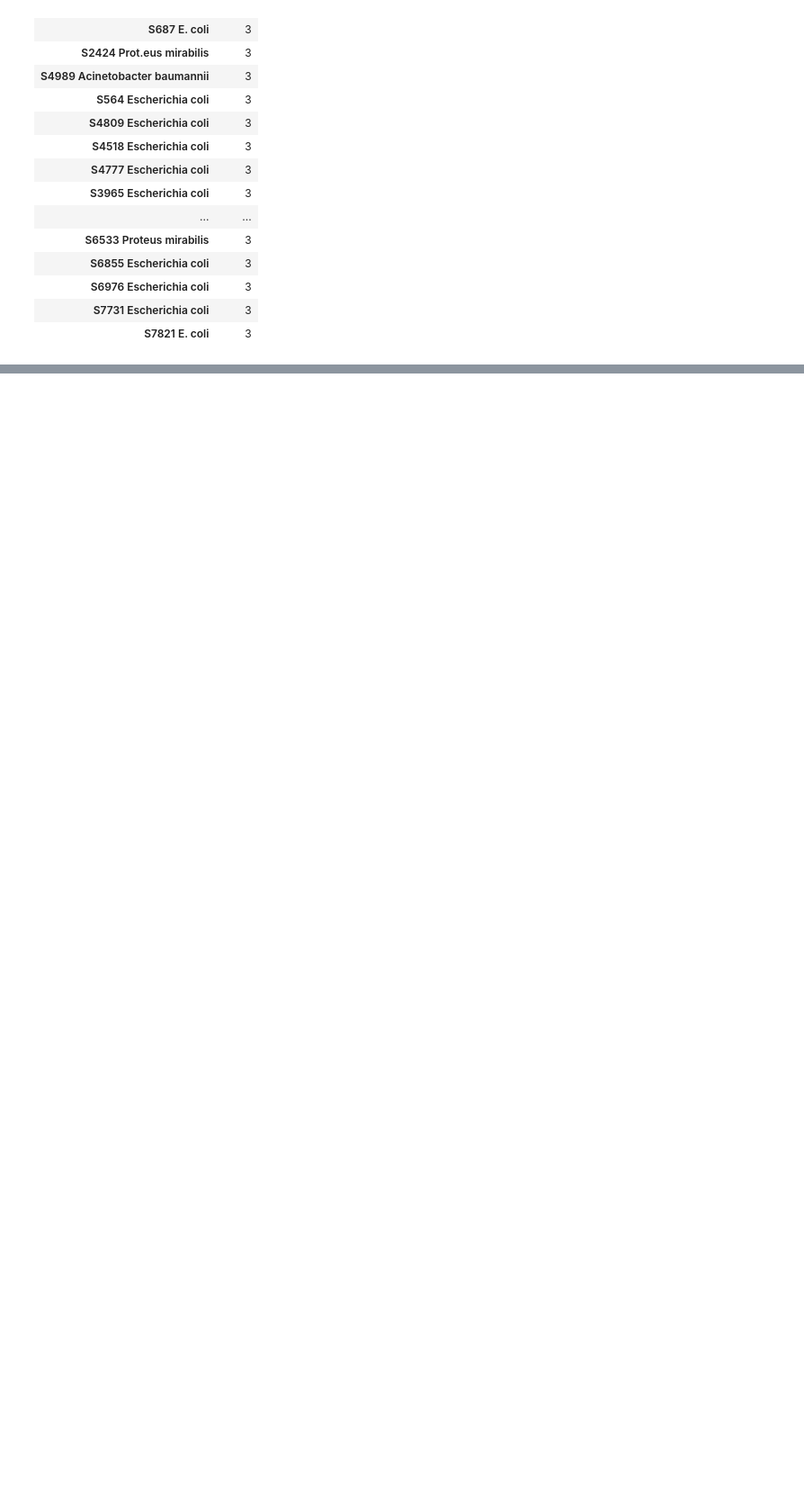
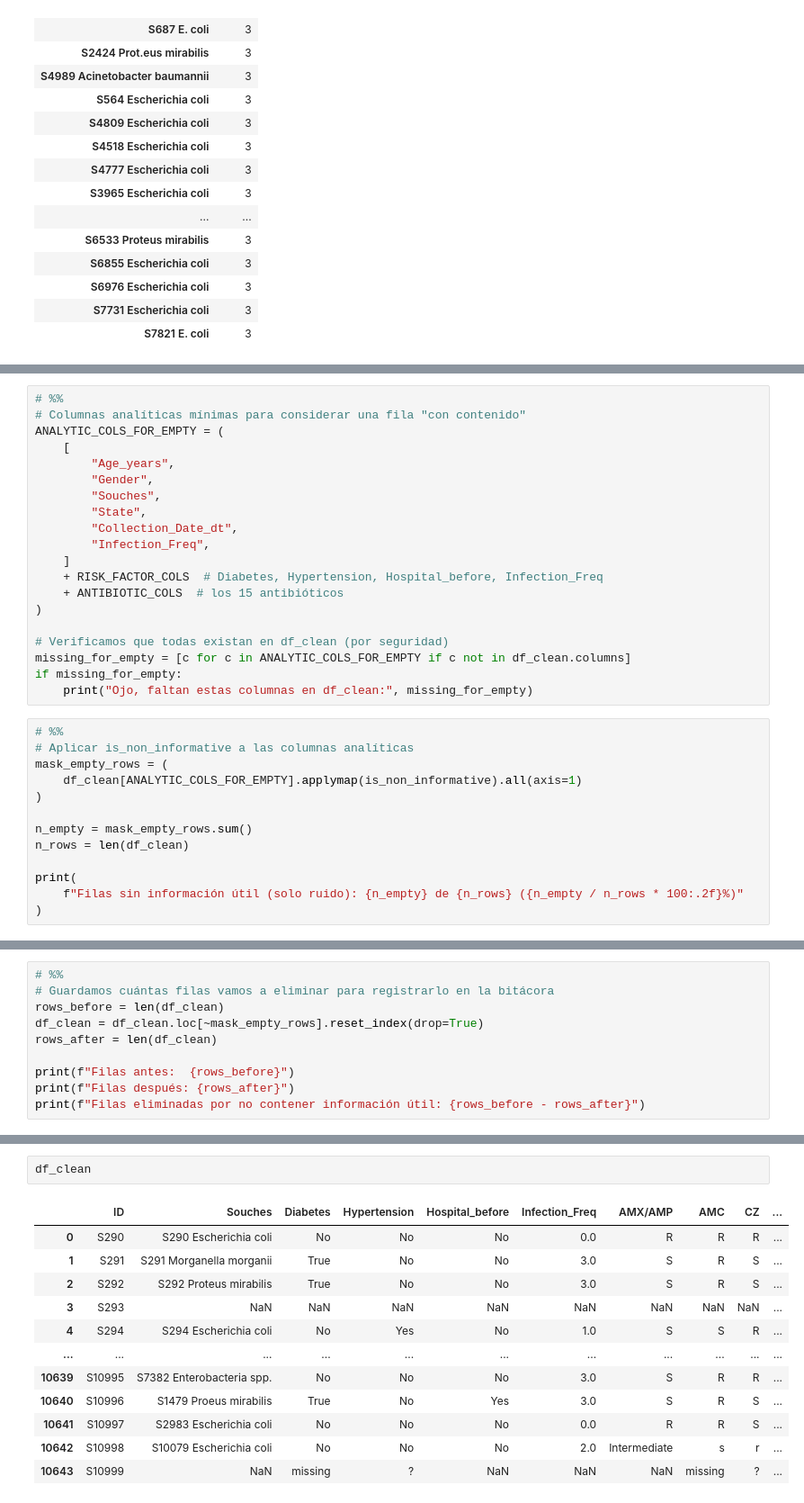
Before and after one commit to smaje99/diploma-in-data-analytics-in-business-management-unir, a Jupyter notebook: mbr-susceptibility-eda/mbr-susceptibility-eda.ipynb, the cells around one changed output, grey strips where cells are left out. Shown: that part at 90% size. Cells and saved outputs as stored; diff of their text form; blank space fills up the shorter version.

```diff
--- a/mbr-susceptibility-eda/mbr-susceptibility-eda.ipynb
+++ b/mbr-susceptibility-eda/mbr-susceptibility-eda.ipynb
@@ -449,0 +1030,33 @@ species_sample
+# %%
+# %%
+# Columnas analíticas mínimas para considerar una fila "con contenido"
+ANALYTIC_COLS_FOR_EMPTY = (
+    [
+        "Age_years",
+        "Gender",
+        "Souches",
+        "State",
+        "Collection_Date_dt",
+        "Infection_Freq",
+    ]
+    + RISK_FACTOR_COLS  # Diabetes, Hypertension, Hospital_before, Infection_Freq
+    + ANTIBIOTIC_COLS  # los 15 antibióticos
+)
+
+# Verificamos que todas existan en df_clean (por seguridad)
+missing_for_empty = [c for c in ANALYTIC_COLS_FOR_EMPTY if c not in df_clean.columns]
+if missing_for_empty:
+    print("Ojo, faltan estas columnas en df_clean:", missing_for_empty)
+# %%
+# %%
+# Aplicar is_non_informative a las columnas analíticas
+mask_empty_rows = (
+    df_clean[ANALYTIC_COLS_FOR_EMPTY].applymap(is_non_informative).all(axis=1)
+)
+
+n_empty = mask_empty_rows.sum()
+n_rows = len(df_clean)
+
+print(
+    f"Filas sin información útil (solo ruido): {n_empty} de {n_rows} ({n_empty / n_rows * 100:.2f}%)"
+)
@@ -449,0 +1098,10 @@ species_sample
+# %%
+# %%
+# Guardamos cuántas filas vamos a eliminar para registrarlo en la bitácora
+rows_before = len(df_clean)
+df_clean = df_clean.loc[~mask_empty_rows].reset_index(drop=True)
+rows_after = len(df_clean)
+
+print(f"Filas antes:  {rows_before}")
+print(f"Filas después: {rows_after}")
+print(f"Filas eliminadas por no contener información útil: {rows_before - rows_after}")
@@ -449,0 +1112,15 @@ species_sample
+# %%
+df_clean
+# %% [output]
+|  | ID | Souches | Diabetes | Hypertension | Hospital_before | Infection_Freq | AMX/AMP | AMC | CZ | ... |
+| 0 | S290 | S290 Escherichia coli | No | No | No | 0.0 | R | R | R | ... |
+| 1 | S291 | S291 Morganella morganii | True | No | No | 3.0 | S | R | S | ... |
+| 2 | S292 | S292 Proteus mirabilis | True | No | No | 3.0 | S | R | S | ... |
+| 3 | S293 | NaN | NaN | NaN | NaN | NaN | NaN | NaN | NaN | ... |
+| 4 | S294 | S294 Escherichia coli | No | Yes | No | 1.0 | S | S | R | ... |
+| ... | ... | ... | ... | ... | ... | ... | ... | ... | ... | ... |
+| 10639 | S10995 | S7382 Enterobacteria spp. | No | No | No | 3.0 | S | R | R | ... |
+| 10640 | S10996 | S1479 Proeus mirabilis | True | No | Yes | 3.0 | S | R | S | ... |
+| 10641 | S10997 | S2983 Escherichia coli | No | No | No | 0.0 | R | R | S | ... |
+| 10642 | S10998 | S10079 Escherichia coli | No | No | No | 2.0 | Intermediate | s | r | ... |
+| 10643 | S10999 | NaN | missing | ? | NaN | NaN | NaN | missing | ? | ... |
```
Also changed, not shown: parts of 25 cells of this notebook.
